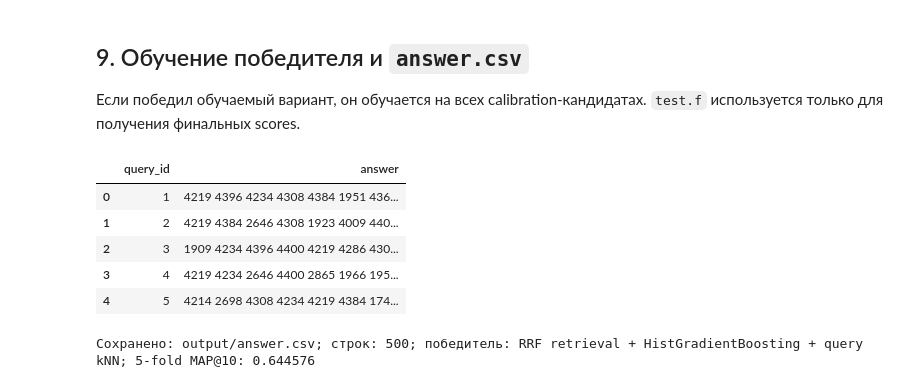
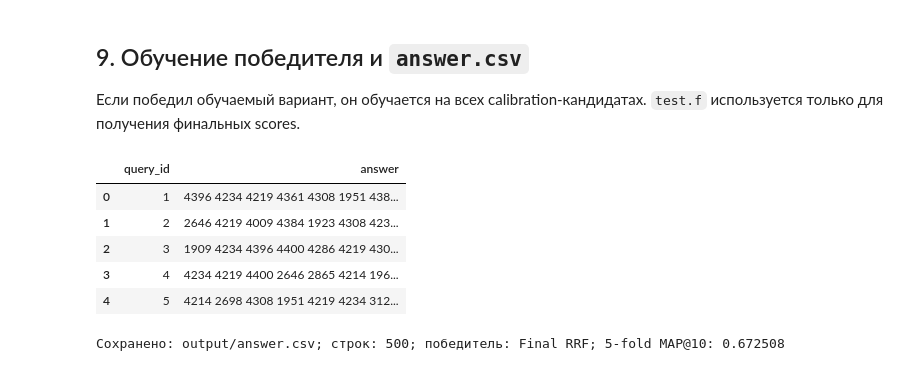
Before and after one commit to olivoreo/avito-search_ds-bootcamp, a Jupyter notebook: solution.ipynb, the cells around one changed output. Cells and saved outputs as stored; diff of their text form; code cells hidden in the pictures.

```diff
--- a/solution.ipynb
+++ b/solution.ipynb
@@ -611,6 +683,8 @@ calibration_methods = {
     "RRF retrieval + HistGradientBoosting": gradient_fusion,
     "query kNN label transfer": knn_oof,
     "RRF retrieval + HistGradientBoosting + query kNN": knn_fusion,
+    "query multilabel classifier": classifier_oof,
+    "Final RRF": final_fusion,
 }
 comparison = pd.DataFrame([
     evaluate(name, scores) for name, scores in calibration_methods.items()
@@ -665,7 +741,7 @@ if "LogisticRegression" in best_method:
         [retrieval_test, test_learned], [1, 2]
     )
 
-if "HistGradientBoosting" in best_method:
+if "HistGradientBoosting" in best_method or best_method == "Final RRF":
     final_model = new_gradient_boosting()
     final_model.fit(
         x_all, y_all, sample_weight=compute_sample_weight("balanced", y_all)
@@ -678,39 +754,67 @@ if "HistGradientBoosting" in best_method:
         [retrieval_test, test_learned], [1, 2]
     )
 
-if "HistGradientBoosting" in best_method:
+if "HistGradientBoosting" in best_method or best_method == "Final RRF":
     test_methods["query kNN label transfer"] = knn_test
     test_methods["RRF retrieval + HistGradientBoosting + query kNN"] = rrf(
         [retrieval_test, test_learned, knn_test], [1, 2, 2]
+    )
+
+query_classifier = new_query_classifier()
+query_classifier.fit(
+    calibration_query_features, labels[:, head_article_indices]
+)
+classifier_test = np.full(
+    (len(test), len(articles)), -1e9, dtype=np.float32
+)
+classifier_test[:, head_article_indices] = query_classifier.predict_proba(
+    test_query_features
+)
+train_labels = labels.astype(np.int16)
+frequency = train_labels.sum(axis=0).astype(np.float32)
+cooccurrence = train_labels.T @ train_labels
+lift = cooccurrence * len(calibration) / np.maximum(
+    frequency[:, None] * frequency[None, :], 1
+)
+np.fill_diagonal(lift, 0)
+bonus = lift[classifier_test.argmax(axis=1)]
+bonus /= np.maximum(bonus.max(axis=1, keepdims=True), 1e-9)
+classifier_test += 0.03 * bonus
+test_methods["query multilabel classifier"] = classifier_test
+
+if "HistGradientBoosting" in best_method or best_method == "Final RRF":
+    test_methods["Final RRF"] = rrf(
+        [retrieval_test, test_learned, knn_test, classifier_test],
+        [1, 1, 1, 1], k=5,
     )
 
 test_predictions = rank_articles(test_methods[best_method], 10)
 answer = test[["query_id"]].copy()
 answer["answer"] = [" ".join(map(str, row)) for row in test_predictions]
 answer_path = OUTPUT_DIR / "answer.csv"
 answer.to_csv(answer_path, index=False)
 
 saved = pd.read_csv(answer_path, dtype={"answer": "string"})
 parsed = saved["answer"].str.split().map(lambda values: list(map(int, values)))
 known_ids = set(articles["article_id"])
 assert len(saved) == len(test)
 assert saved.columns.tolist() == ["query_id", "answer"]
 assert not saved.isna().any().any()
 assert parsed.map(len).between(1, 10).all()
 assert parsed.map(lambda values: len(values) == len(set(values))).all()
 assert parsed.map(lambda values: set(values) <= known_ids).all()
 assert saved["query_id"].tolist() == test["query_id"].tolist()
 
 display(saved.head())
 print(
     f"Сохранено: {answer_path}; строк: {len(saved)}; "
     f"победитель: {best_method}; 5-fold MAP@10: {best_map10:.6f}"
 )
 # %% [output]
 |  | query_id | answer |
-| 0 | 1 | 4219 4396 4234 4308 4384 1951 436... |
-| 1 | 2 | 4219 4384 2646 4308 1923 4009 440... |
-| 2 | 3 | 1909 4234 4396 4400 4219 4286 430... |
-| 3 | 4 | 4219 4234 2646 4400 2865 1966 195... |
-| 4 | 5 | 4214 2698 4308 4234 4219 4384 174... |
+| 0 | 1 | 4396 4234 4219 4361 4308 1951 438... |
+| 1 | 2 | 2646 4219 4009 4384 1923 4308 423... |
+| 2 | 3 | 1909 4234 4396 4400 4286 4219 430... |
+| 3 | 4 | 4234 4219 4400 2646 2865 4214 196... |
+| 4 | 5 | 4214 2698 4308 1951 4219 4234 312... |
-Сохранено: output/answer.csv; строк: 500; победитель: RRF retrieval + HistGradientBoosting + query kNN; 5-fold MAP@10: 0.644576
+Сохранено: output/answer.csv; строк: 500; победитель: Final RRF; 5-fold MAP@10: 0.672508
```
Also changed, not shown: parts of 6 cells of this notebook.
